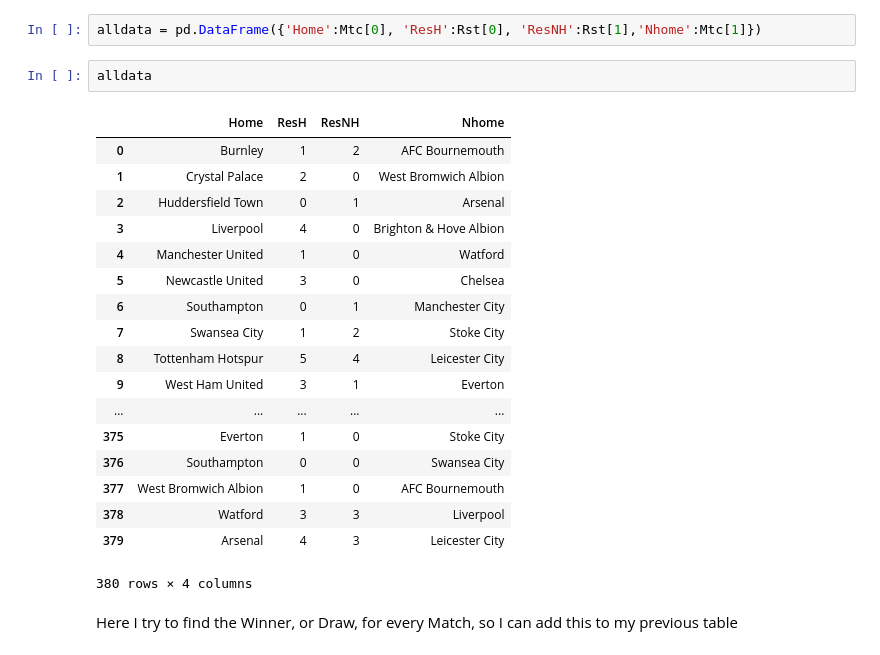
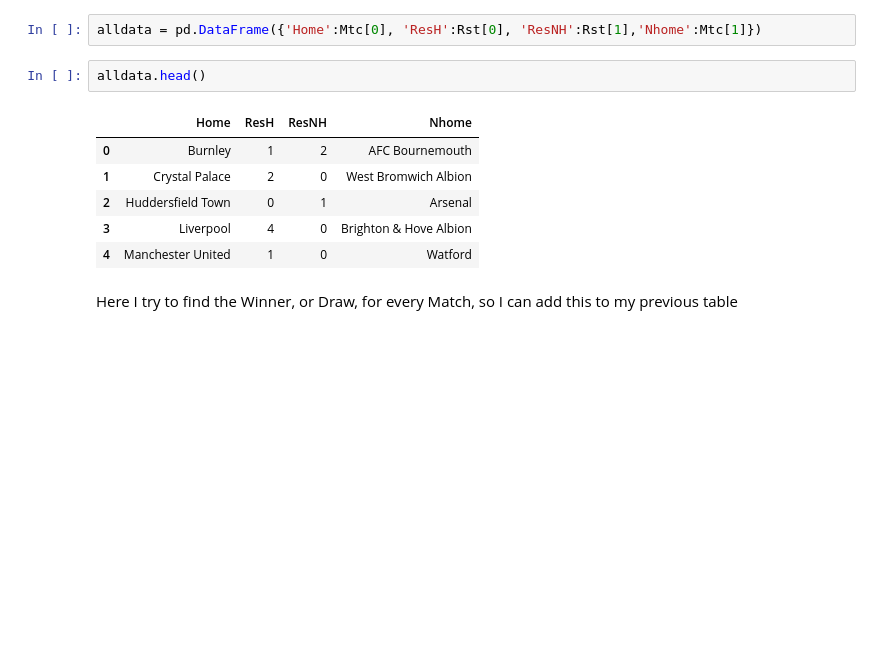
Before and after one commit to DavideZingaro/HW2, a Jupyter notebook: ExRQ2.ipynb, the cells around one changed output. Saved outputs shown, nothing was run; the diff lists cells and outputs as text; blank space fills up the shorter version.

```diff
--- a/ExRQ2.ipynb
+++ b/ExRQ2.ipynb
@@ -105,26 +105,14 @@ Rst.head()
 # %%
 alldata = pd.DataFrame({'Home':Mtc[0], 'ResH':Rst[0], 'ResNH':Rst[1],'Nhome':Mtc[1]})
 # %%
-alldata
+alldata.head()
 # %% [output]
 |  | Home | ResH | ResNH | Nhome |
 | 0 | Burnley | 1 | 2 | AFC Bournemouth |
 | 1 | Crystal Palace | 2 | 0 | West Bromwich Albion |
 | 2 | Huddersfield Town | 0 | 1 | Arsenal |
 | 3 | Liverpool | 4 | 0 | Brighton & Hove Albion |
 | 4 | Manchester United | 1 | 0 | Watford |
-| 5 | Newcastle United | 3 | 0 | Chelsea |
-| 6 | Southampton | 0 | 1 | Manchester City |
-| 7 | Swansea City | 1 | 2 | Stoke City |
-| 8 | Tottenham Hotspur | 5 | 4 | Leicester City |
-| 9 | West Ham United | 3 | 1 | Everton |
-| ... | ... | ... | ... | ... |
-| 375 | Everton | 1 | 0 | Stoke City |
-| 376 | Southampton | 0 | 0 | Swansea City |
-| 377 | West Bromwich Albion | 1 | 0 | AFC Bournemouth |
-| 378 | Watford | 3 | 3 | Liverpool |
-| 379 | Arsenal | 4 | 3 | Leicester City |
-380 rows × 4 columns
 # %% [markdown]
 Here I try to find the Winner, or Draw, for every Match, so I can add this to my previous table
 # %%
```
Also changed, not shown: parts of 30 cells of this notebook.
